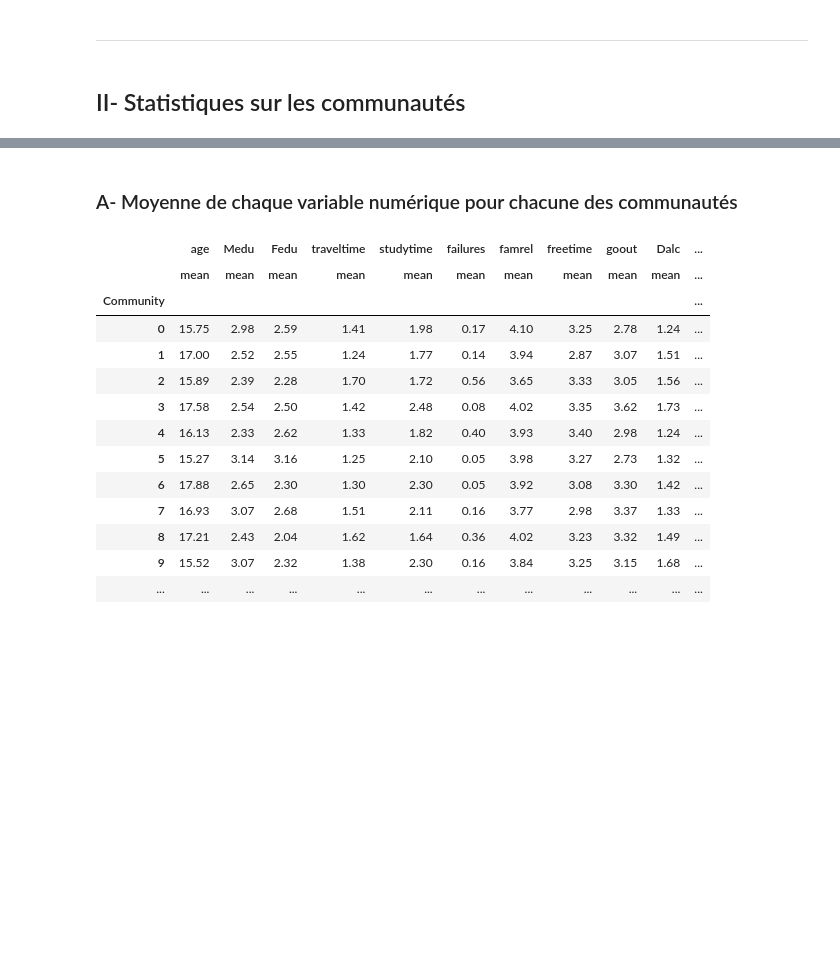
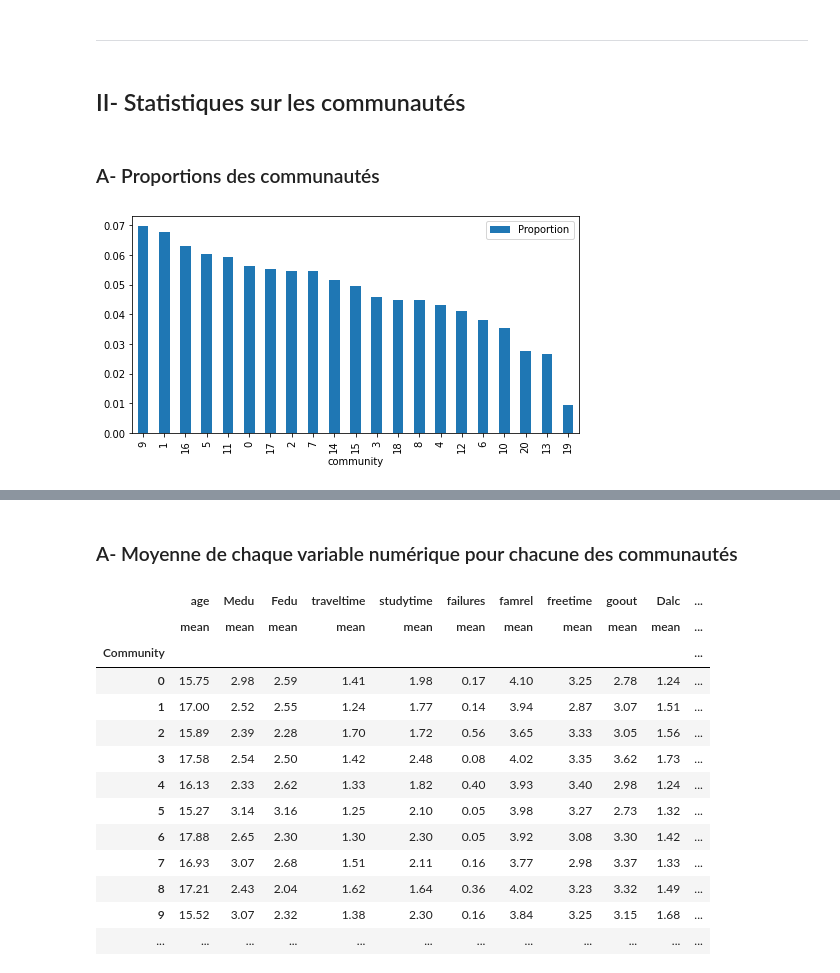
Before and after one commit to Cyrlyo/Alcohol_Students, a Jupyter notebook: Notebook/statitics.ipynb, the cells around one changed output, grey strips where cells are left out. Saved outputs shown, nothing was run; the diff lists cells and outputs as text; code cells hidden in the pictures; blank space fills up the shorter version.

Commit message:
add histogram

```diff
--- a/Notebook/statitics.ipynb
+++ b/Notebook/statitics.ipynb
@@ -154,3 +154,14 @@ plt.show()
 ---
 # %% [markdown]
 ## II- Statistiques sur les communautés
+# %% [markdown]
+### A- Proportions des communautés
+# %%
+random_proportions = random['Community'].value_counts(normalize=True).to_frame()
+random_proportions.rename({"Community": "Proportion"}, inplace=True, axis=1)
+# %%
+random_proportions.plot(kind="bar", figsize=(8, 4))
+plt.xlabel('Community')
+plt.show()
+# %% [output]
+[figure, added]
```
Also changed, not shown: parts of 11 cells of this notebook.
